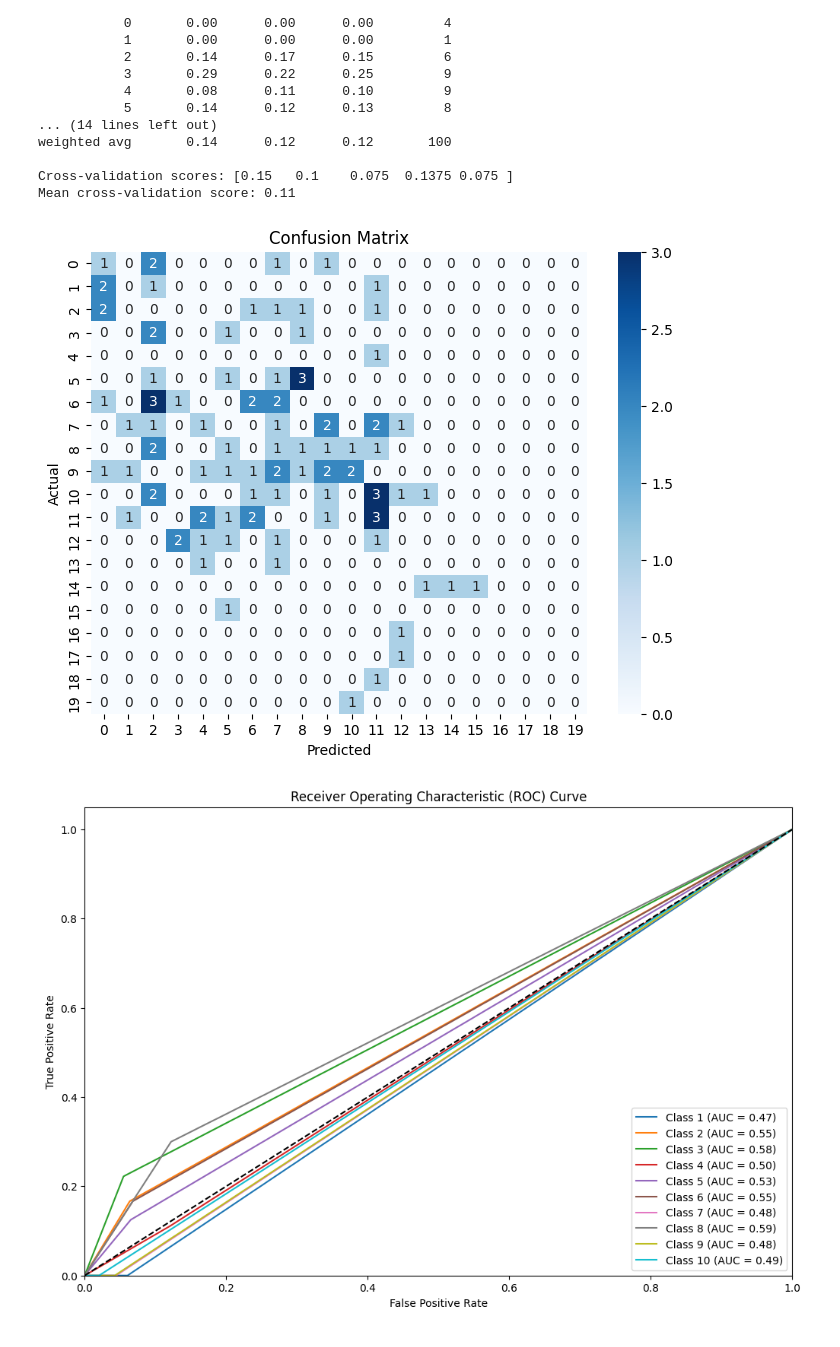
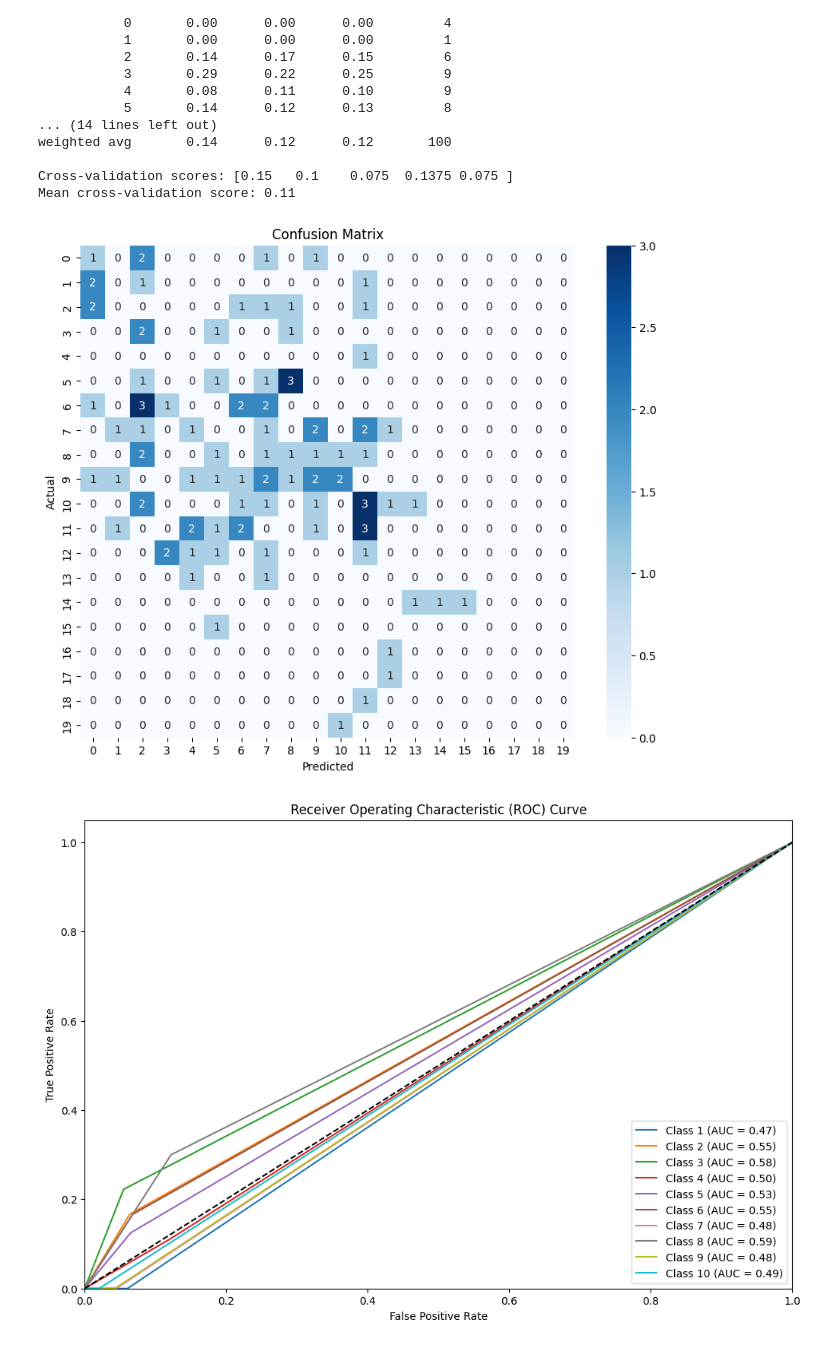
Before and after one commit to J0hun1/AI_CaseStudy_01, a Jupyter notebook: Student_Sleep_Patterns/notebooks/sleep_patterns/KNN.ipynb, the cells around one changed output. Saved outputs shown, nothing was run; the diff lists cells and outputs as text; code cells hidden in the pictures.

```diff
--- a/Student_Sleep_Patterns/notebooks/sleep_patterns/KNN.ipynb
+++ b/Student_Sleep_Patterns/notebooks/sleep_patterns/KNN.ipynb
@@ -134,14 +134,14 @@ Mean cross-validation score: 0.11
 # %%
 # Plot confusion matrix
 conf_matrix = confusion_matrix(y_test, y_pred)
-plt.figure(figsize=(8, 6))
+plt.figure(figsize=(10, 8))
 sns.heatmap(conf_matrix, annot=True, fmt='d', cmap='Blues')
 plt.title('Confusion Matrix')
 plt.xlabel('Predicted')
 plt.ylabel('Actual')
 plt.show()
 # %% [output]
-[figure, old version]
+[figure, new version]
 # %%
 from sklearn.metrics import roc_curve, roc_auc_score
 from sklearn.preprocessing import label_binarize
```
Also changed, not shown: 6 other files.
